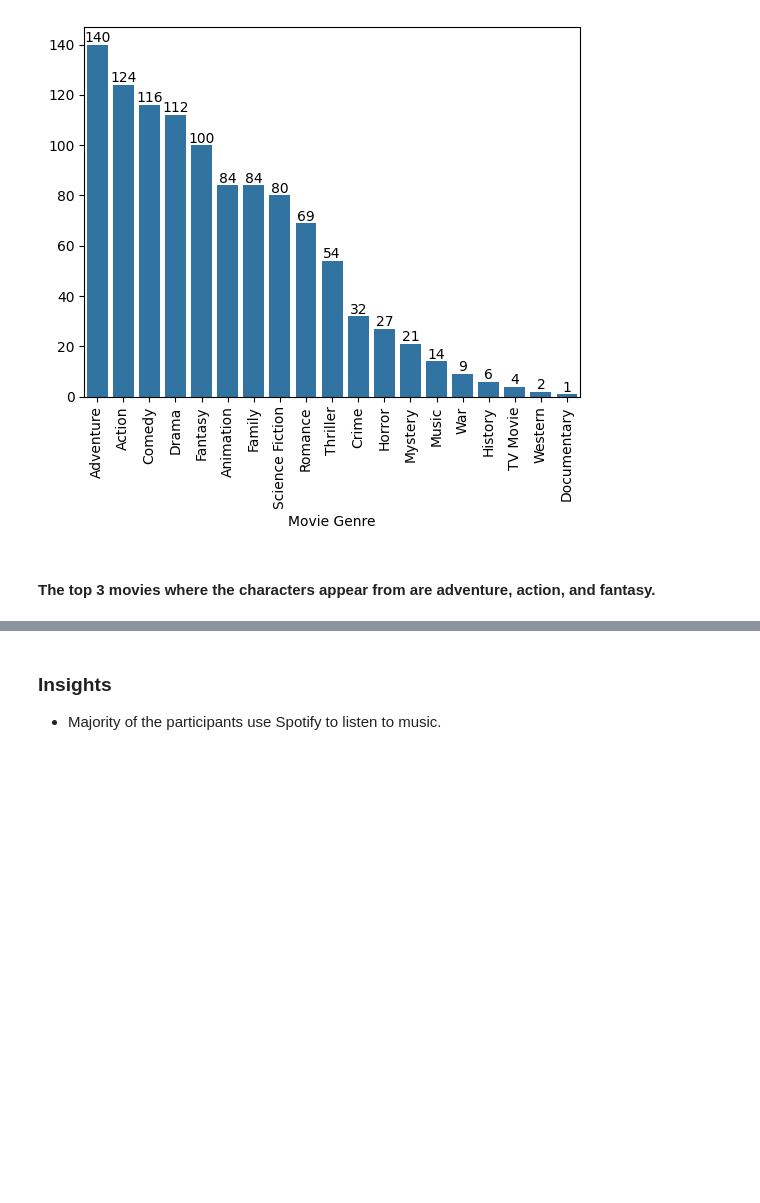
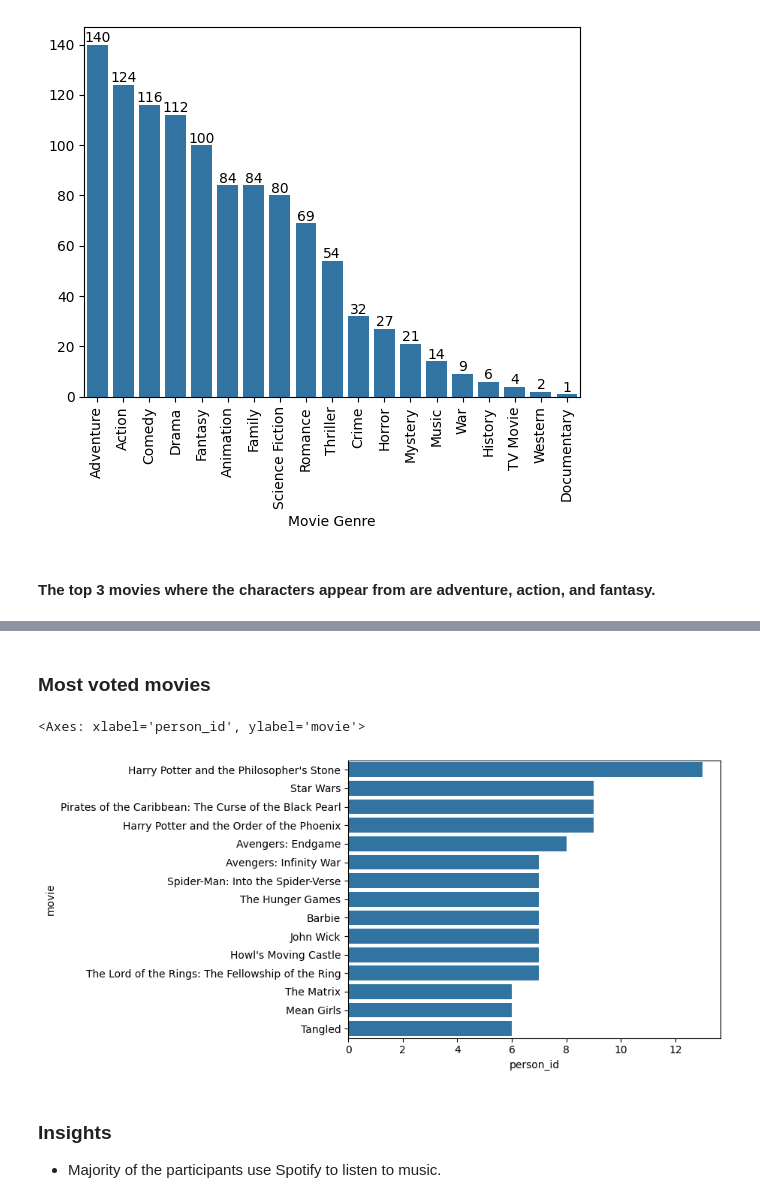
Before and after one commit to mlcuadra1/MBTI-movies-EDA, a Jupyter notebook: notebooks/Script 7 - EDA.ipynb, the cells around one changed output, grey strips where cells are left out. Cells and saved outputs as stored; diff of their text form; code cells hidden in the pictures; blank space fills up the shorter version.

```diff
--- a/notebooks/Script 7 - EDA.ipynb
+++ b/notebooks/Script 7 - EDA.ipynb
@@ -206,0 +197,12 @@ sns.countplot(x='Primary streaming service', data=df)
+# %% [markdown]
+### Most voted movies
+# %%
+votes_movies_df = df.groupby('movie')['person_id'].count().sort_values(ascending=False)
+most_voted_movies_df = votes_movies_df[votes_movies_df.values >=6]
+most_voted_movies_df
+fig, ax5 = plt.subplots()
+
+sns.barplot(most_voted_movies_df, orient = 'h')
+# %% [output]
+<Axes: xlabel='person_id', ylabel='movie'>
+[figure, added]
```
Also changed, not shown: parts of 11 cells of this notebook.
